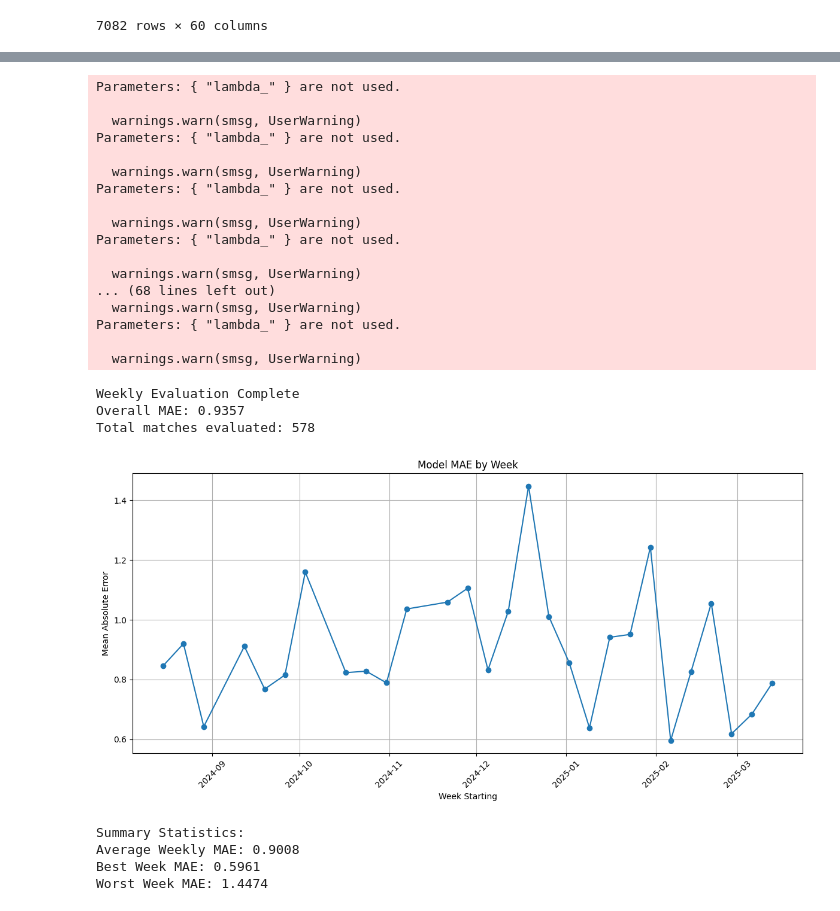
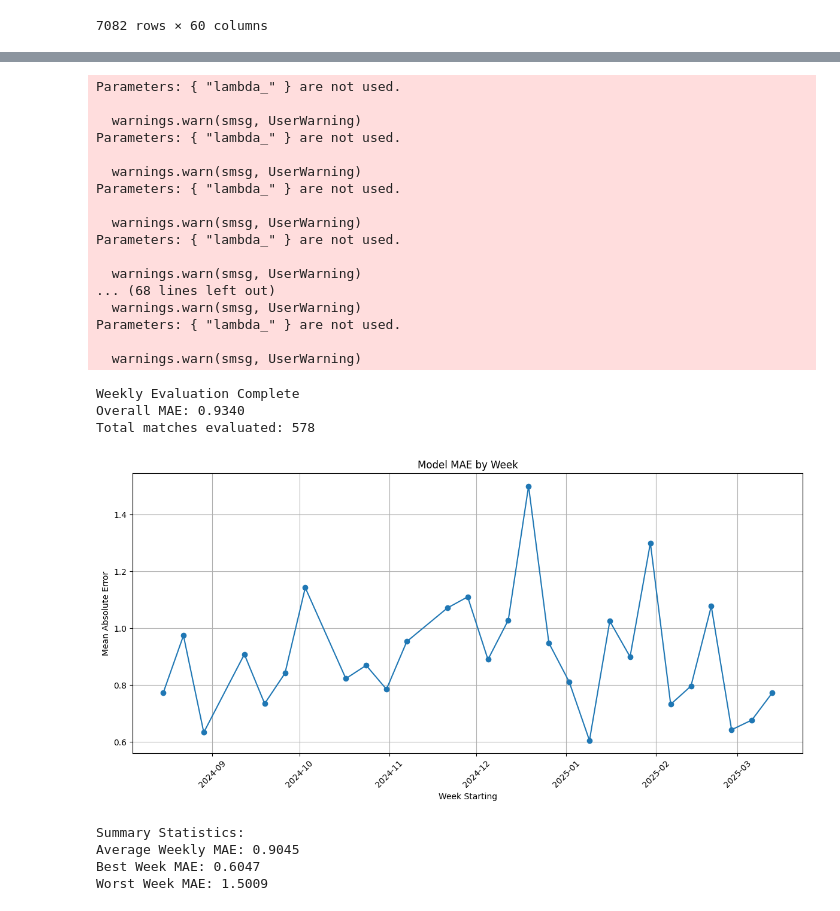
Before and after one commit to louis-porter/team-eval, a Jupyter notebook: ml/xgboost_model.ipynb, the cells around one changed output, grey strips where cells are left out. Cells and saved outputs as stored; diff of their text form; code cells hidden in the pictures.

Commit message:
Explore using team as cat feature

```diff
--- a/ml/xgboost_model.ipynb
+++ b/ml/xgboost_model.ipynb
@@ -357,19 +357,19 @@ final_df
 | 281 | Premier League | 20242025 | 2025-03-15 | Wolves | 10972727 | 2 | 5.0 | 3 | 1 | ... |
 7082 rows × 60 columns
 # %%
-#final_df = final_df[final_df["match_date"] > '2023-08-01']
+final_df = final_df[final_df["match_date"] > '2021-11-01']
 
 final_df = final_df[final_df["division"] == "Premier League"]
 final_df["xg_interaction"] = final_df["rolling_xg_for"] * final_df["opponent_rolling_xg_against"]
 final_df["rolling_finishing_ability"] = final_df["rolling_goals_for"] - final_df["rolling_xg_for"]
 final_df["rolling_opponent_finishing_ability"] = final_df["opponent_rolling_goals_against"] - final_df["opponent_rolling_xg_against"]
 
-X = final_df[["division", "home?", "avg_market_value", "opponent_avg_market_value", "rolling_finishing_ability", "rolling_opponent_finishing_ability", #"xg_interaction",
+X = final_df[["division", "home?", "avg_market_value", "opponent_avg_market_value", "rolling_finishing_ability", "rolling_opponent_finishing_ability", "team", "opponent_team",#"xg_interaction",
              "rolling_goals_for", "rolling_xg_for", "rolling_shots_for", "rolling_shots_on_target_for", "rolling_corners_for", "rolling_deep_for", "rolling_ppda_for",
              "opponent_rolling_goals_against", "opponent_rolling_xg_against", "opponent_rolling_shots_against", "opponent_rolling_shots_on_target_against", "opponent_rolling_corners_against", "opponent_rolling_deep_against", "opponent_rolling_ppda_against"]]
 
 # Convert categorical columns to category type
-cat_cols = ["division"] #"team", "opponent_team"
+cat_cols = ["division", "team", "opponent_team"] #"team", "opponent_team"
 for col in cat_cols:
     X[col] = X[col].astype('category')
 
@@ -396,11 +396,11 @@ model_params = {
         'alpha': 1,
         'lambda_': 1,
         'random_state': 26,
-        'enable_categorical': True
+        #'enable_categorical': True
     }
 
 # Train an XGBoost model
-model = xgb.XGBRegressor(objective='count:poisson', **model_params)
+model = xgb.XGBRegressor(objective='count:poisson', **model_params, enable_categorical= True)
 
 model.fit(X_train, y_train)
 
@@ -1121,7 +1137,7 @@ def evaluate_weekly(final_df, start_date, end_date, feature_cols, target_col="go
     all_predictions = []
 
     # Convert categorical columns to category type if needed
-    cat_cols = ["division"] #, "team", "opponent_team"
+    cat_cols = ["division", "team", "opponent_team"] #, "team", "opponent_team"
     X = final_df[feature_cols].copy()
     for col in cat_cols:
         if col in X.columns:
@@ -1165,7 +1181,7 @@ def evaluate_weekly(final_df, start_date, end_date, feature_cols, target_col="go
             print(f"Training on {len(X_train)} matches, testing on {len(X_test)} matches")
 
         # Train model
-        model = xgb.XGBRegressor(objective='count:poisson',**model_params)
+        model = xgb.XGBRegressor(objective='count:poisson',**model_params, enable_categorical=True)
         model.fit(X_train, y_train)
 
         # Make predictions
@@ -1218,7 +1234,7 @@ def evaluate_weekly(final_df, start_date, end_date, feature_cols, target_col="go
     return results_df, all_predictions_df
 
 # Define feature columns
-feature_cols = ["division", "home?", "avg_market_value", "opponent_avg_market_value", "rolling_finishing_ability", "rolling_opponent_finishing_ability", #"xg_interaction",
+feature_cols = ["division", "home?", "avg_market_value", "opponent_avg_market_value", "rolling_finishing_ability", "rolling_opponent_finishing_ability", "team", "opponent_team",#"xg_interaction",
                 "rolling_goals_for", "rolling_xg_for", "rolling_shots_for", "rolling_shots_on_target_for", "rolling_corners_for", "rolling_deep_for", "rolling_ppda_for",
                 "opponent_rolling_goals_against", "opponent_rolling_xg_against", "opponent_rolling_shots_against", "opponent_rolling_shots_on_target_against", "opponent_rolling_corners_against", "opponent_rolling_deep_against", "opponent_rolling_ppda_against"]
 
@@ -1250,36 +1266,36 @@ plt.xticks(rotation=45)
 plt.tight_layout()
 plt.show()
 
 # Print summary statistics
 print("\nSummary Statistics:")
 print(f"Average Weekly MAE: {weekly_results['mae'].mean():.4f}")
 print(f"Best Week MAE: {weekly_results['mae'].min():.4f}")
 print(f"Worst Week MAE: {weekly_results['mae'].max():.4f}")
 
 all_predictions.to_csv("preds.csv")
 # %% [output]
 Parameters: { "lambda_" } are not used.
 
   warnings.warn(smsg, UserWarning)
 Parameters: { "lambda_" } are not used.
 
   warnings.warn(smsg, UserWarning)
 Parameters: { "lambda_" } are not used.
 
   warnings.warn(smsg, UserWarning)
 Parameters: { "lambda_" } are not used.
 
   warnings.warn(smsg, UserWarning)
 ... (68 lines left out)
   warnings.warn(smsg, UserWarning)
 Parameters: { "lambda_" } are not used.
 
   warnings.warn(smsg, UserWarning)
 Weekly Evaluation Complete
-Overall MAE: 0.9357
+Overall MAE: 0.9340
 Total matches evaluated: 578
-[figure, old version]
+[figure, new version]
 Summary Statistics:
-Average Weekly MAE: 0.9008
-Best Week MAE: 0.5961
-Worst Week MAE: 1.4474
+Average Weekly MAE: 0.9045
+Best Week MAE: 0.6047
+Worst Week MAE: 1.5009
```
Also changed, not shown: parts of 6 cells of this notebook, 1 other file.
